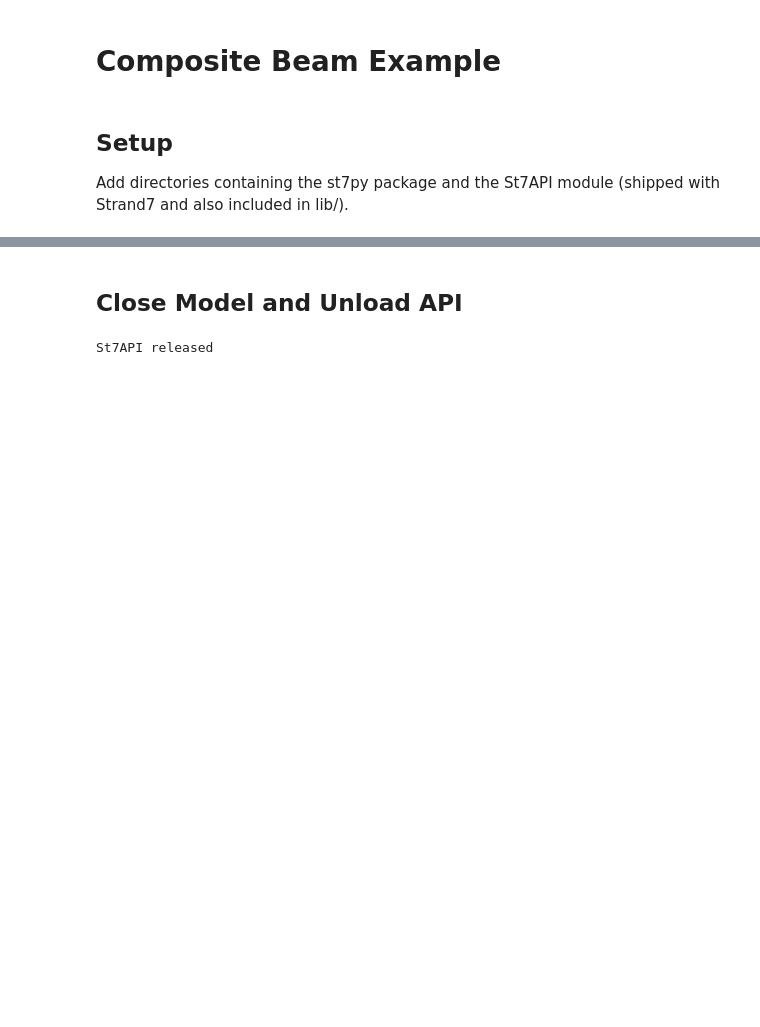
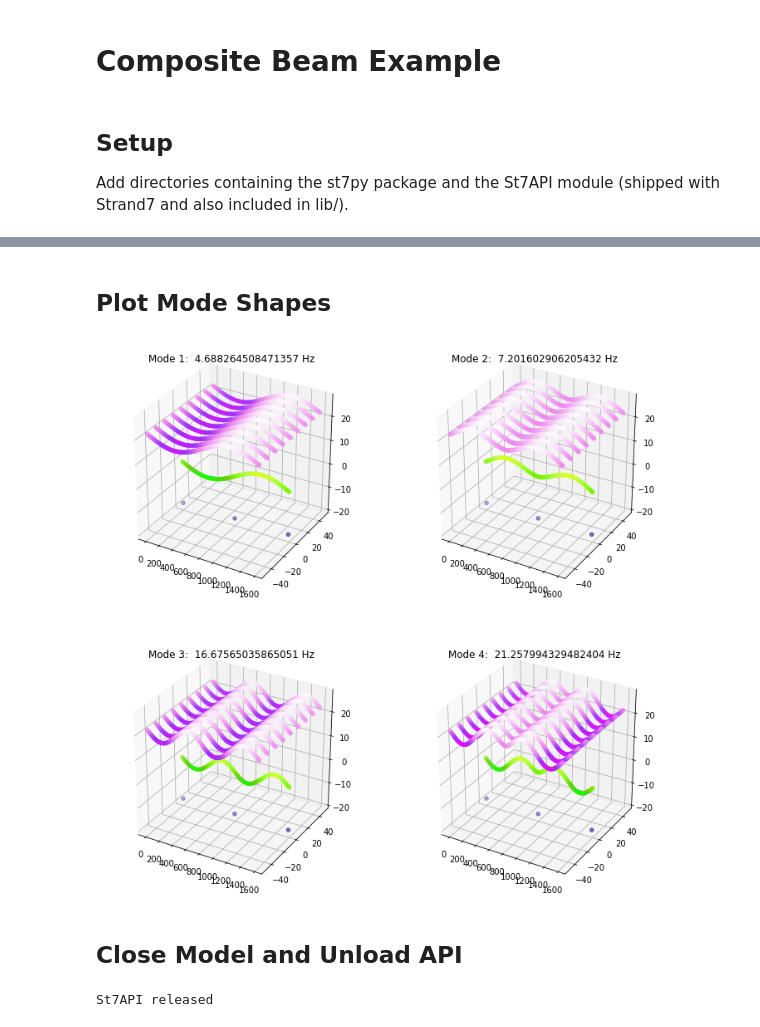
Before and after one commit to johndevitis/st7py, a Jupyter notebook: examples/beam-composite-example.ipynb, the cells around one changed output, grey strips where cells are left out. Drawn from its saved outputs; the diff is of its cells as text; code cells hidden in the pictures; blank space fills up the shorter version.

```diff
--- a/examples/beam-composite-example.ipynb
+++ b/examples/beam-composite-example.ipynb
@@ -51,3 +109,35 @@ Mode 4    Frequency: 21.257994329482404 Hz
+# %% [markdown]
+## Plot Mode Shapes
+# %%
+# import colormaps
+import matplotlib.cm as cm
+
+
+# mode shape displacement scale
+scale = 50
+
+
+fig = plt.figure(figsize=(12,12))
+
+
+for mode in np.arange(4):
+
+    ax = fig.add_subplot(2,2,mode+1, projection='3d')
+
+    # 3d scatter of superimposed modal nodal displacements
+    #  colormapped to Z-dir
+    ax.scatter(coords[:,0]+shapes[:,0,mode] * scale,
+               coords[:,1]+shapes[:,1,mode] * scale,
+               coords[:,2]+shapes[:,2,mode] * scale,
+               c=coords[:,2]+shapes[:,2,mode]*scale,
+               cmap = cm.gist_ncar)
+
+    plt.title('Mode {}:  {} Hz'.format(mode+1, freqs[mode]))
+
+
+plt.show()
+# %% [output]
+[figure, added]
 # %% [markdown]
 ## Close Model and Unload API
 # %%
```
Also changed, not shown: parts of 19 cells of this notebook.
